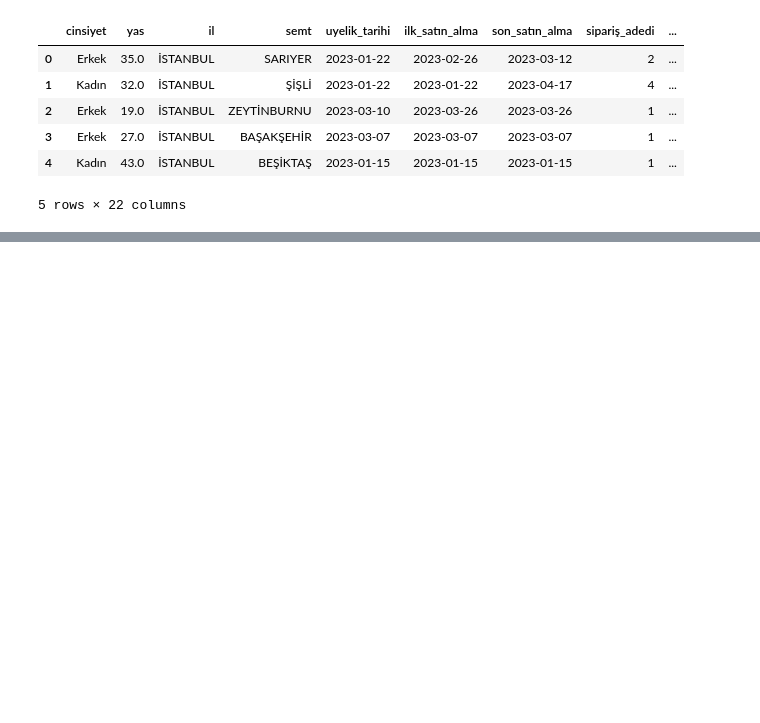
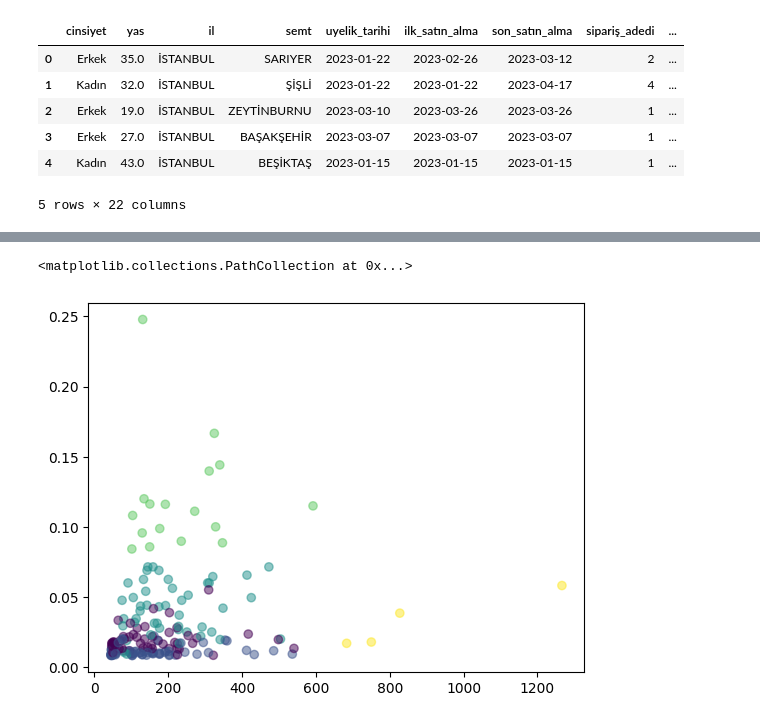
Before and after one commit to OFAslan/Python_Simple_Projects, a Jupyter notebook: YS_ADS_June14.ipynb, the cells around one changed output, grey strips where cells are left out. Drawn from its saved outputs; the diff is of its cells as text; code cells hidden in the pictures; blank space fills up the shorter version.

```diff
--- a/YS_ADS_June14.ipynb
+++ b/YS_ADS_June14.ipynb
@@ -293,0 +391,5 @@ data.head()
+# %%
+plt.scatter(data["AOV"],data["Frequency"], c=data["cluster"], alpha=0.5)
+# %% [output]
+<matplotlib.collections.PathCollection at 0x...>
+[figure, added]
```
Also changed, not shown: parts of 12 cells of this notebook.
